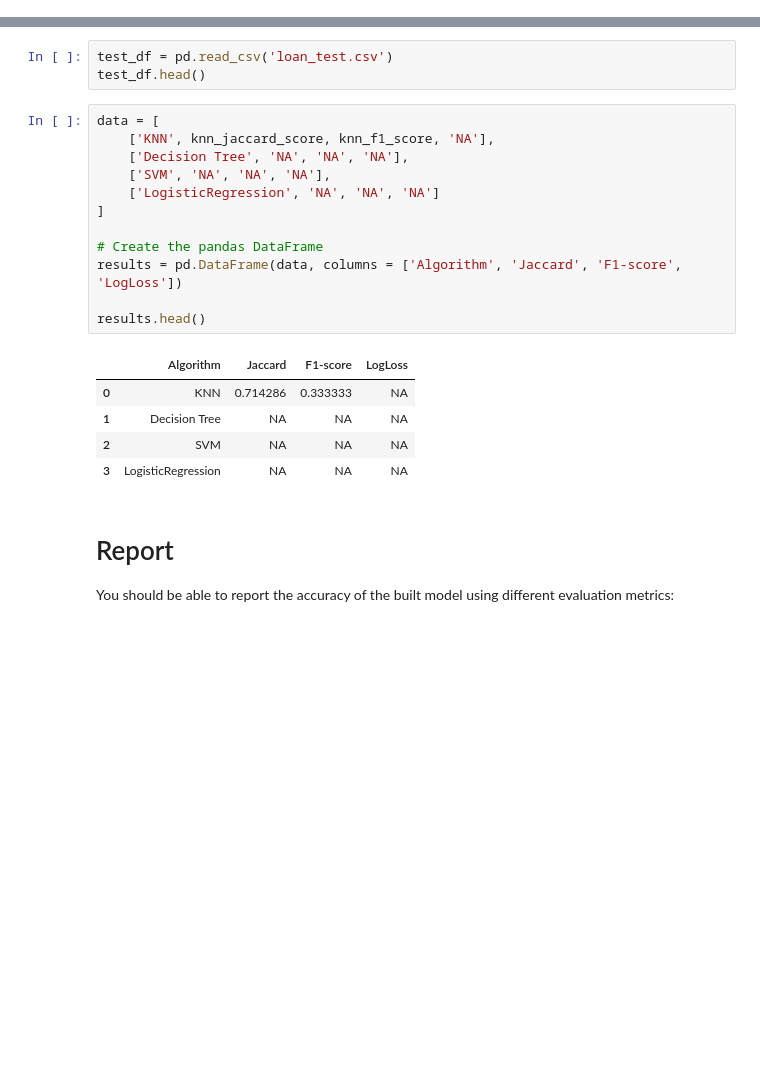
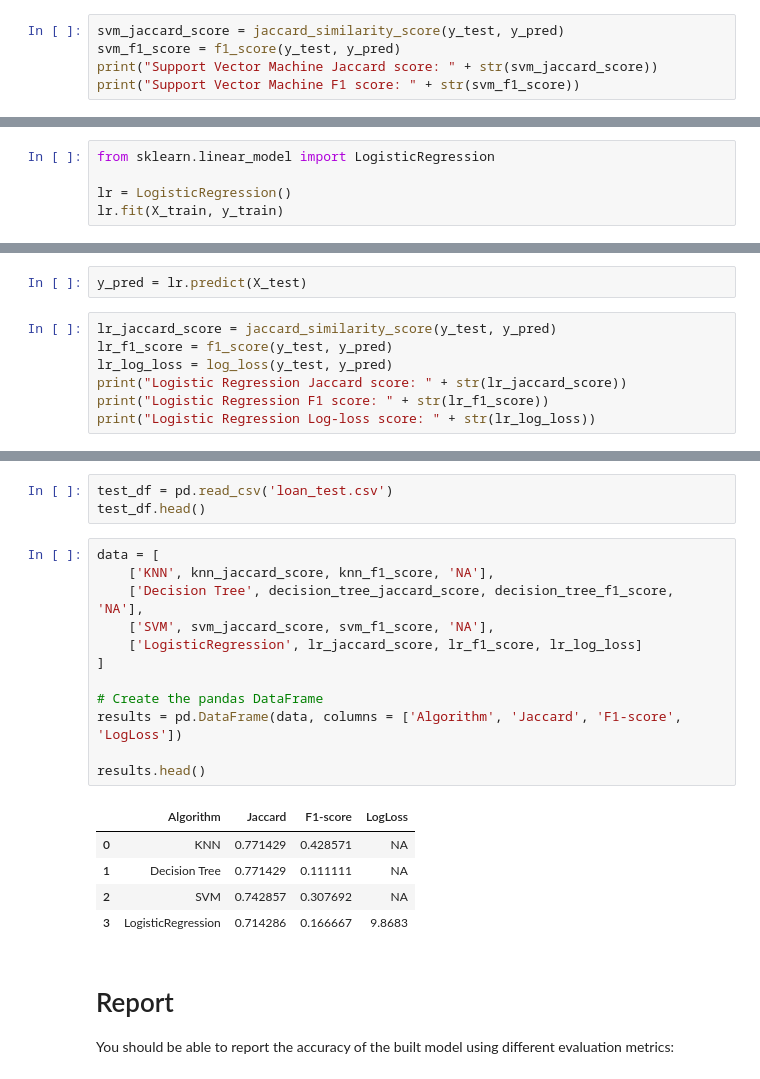
Before and after one commit to cjtwigt/coursera-ibm-ai-ml, a Jupyter notebook: Coursera_IBM_AI_ML.ipynb, the cells around one changed output, grey strips where cells are left out. Saved outputs shown, nothing was run; the diff lists cells and outputs as text; blank space fills up the shorter version.

```diff
--- a/Coursera_IBM_AI_ML.ipynb
+++ b/Coursera_IBM_AI_ML.ipynb
@@ -346,0 +386,5 @@ clf = clf.fit(X_train, y_train)
+# %%
+svm_jaccard_score = jaccard_similarity_score(y_test, y_pred)
+svm_f1_score = f1_score(y_test, y_pred)
+print("Support Vector Machine Jaccard score: " + str(svm_jaccard_score))
+print("Support Vector Machine F1 score: " + str(svm_f1_score))
@@ -347,2 +394,7 @@ clf = clf.fit(X_train, y_train)
 # %% [markdown]
 # Logistic Regression
+# %%
+from sklearn.linear_model import LogisticRegression
+
+lr = LogisticRegression()
+lr.fit(X_train, y_train)
@@ -348,0 +406,9 @@ clf = clf.fit(X_train, y_train)
+# %%
+y_pred = lr.predict(X_test)
+# %%
+lr_jaccard_score = jaccard_similarity_score(y_test, y_pred)
+lr_f1_score = f1_score(y_test, y_pred)
+lr_log_loss = log_loss(y_test, y_pred)
+print("Logistic Regression Jaccard score: " + str(lr_jaccard_score))
+print("Logistic Regression F1 score: " + str(lr_f1_score))
+print("Logistic Regression Log-loss score: " + str(lr_log_loss))
@@ -364,21 +434,21 @@ test_df.head()
 # %%
 data = [
     ['KNN', knn_jaccard_score, knn_f1_score, 'NA'],
-    ['Decision Tree', 'NA', 'NA', 'NA'],
-    ['SVM', 'NA', 'NA', 'NA'],
-    ['LogisticRegression', 'NA', 'NA', 'NA']
+    ['Decision Tree', decision_tree_jaccard_score, decision_tree_f1_score, 'NA'],
+    ['SVM', svm_jaccard_score, svm_f1_score, 'NA'],
+    ['LogisticRegression', lr_jaccard_score, lr_f1_score, lr_log_loss]
 ]
 
 # Create the pandas DataFrame
 results = pd.DataFrame(data, columns = ['Algorithm', 'Jaccard', 'F1-score', 'LogLoss'])
 
 results.head()
 # %% [output]
 |  | Algorithm | Jaccard | F1-score | LogLoss |
-| 0 | KNN | 0.714286 | 0.333333 | NA |
-| 1 | Decision Tree | NA | NA | NA |
-| 2 | SVM | NA | NA | NA |
-| 3 | LogisticRegression | NA | NA | NA |
+| 0 | KNN | 0.771429 | 0.428571 | NA |
+| 1 | Decision Tree | 0.771429 | 0.111111 | NA |
+| 2 | SVM | 0.742857 | 0.307692 | NA |
+| 3 | LogisticRegression | 0.714286 | 0.166667 | 9.8683 |
 # %% [markdown]
 # Report
 You should be able to report the accuracy of the built model using different evaluation metrics:
```
Also changed, not shown: parts of 13 cells of this notebook.
